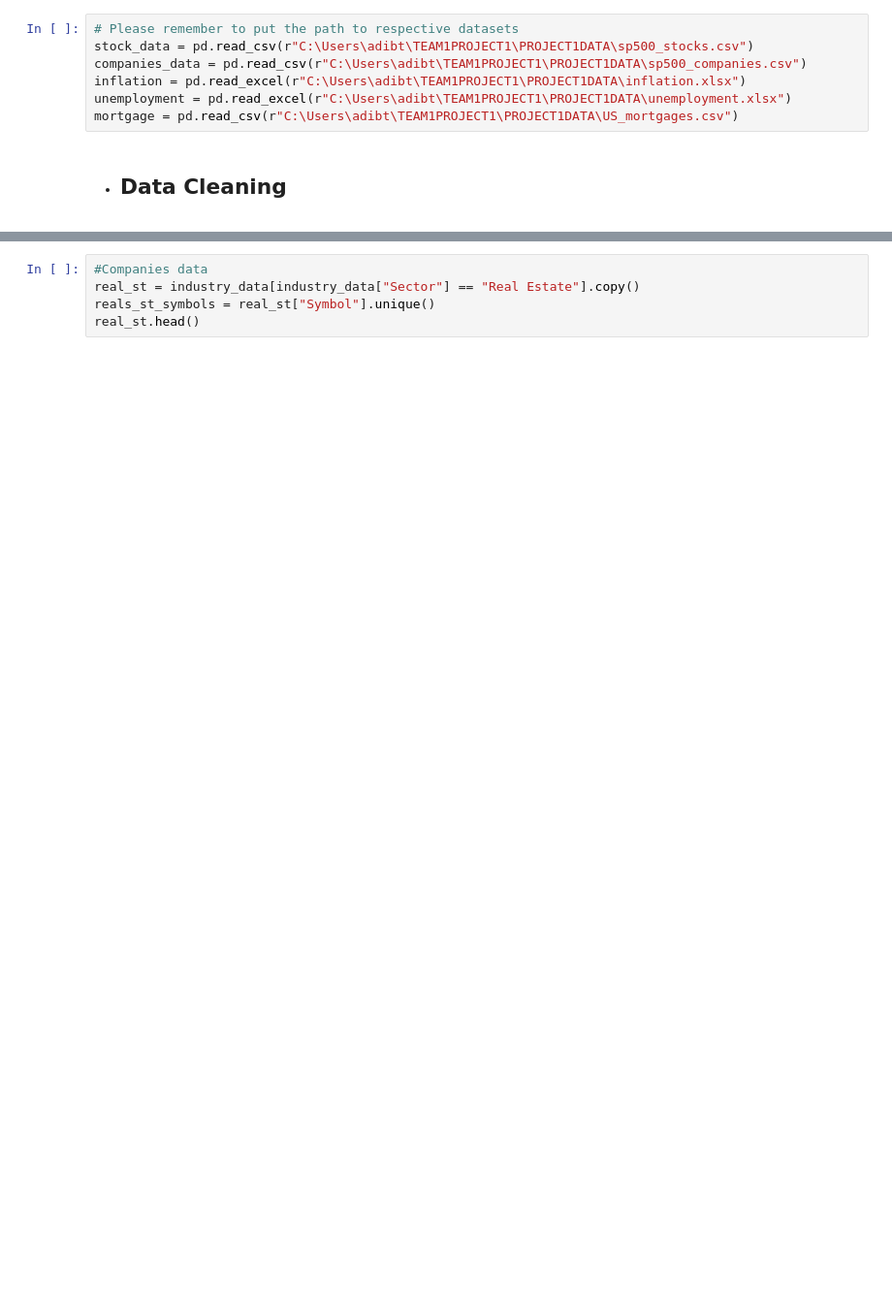
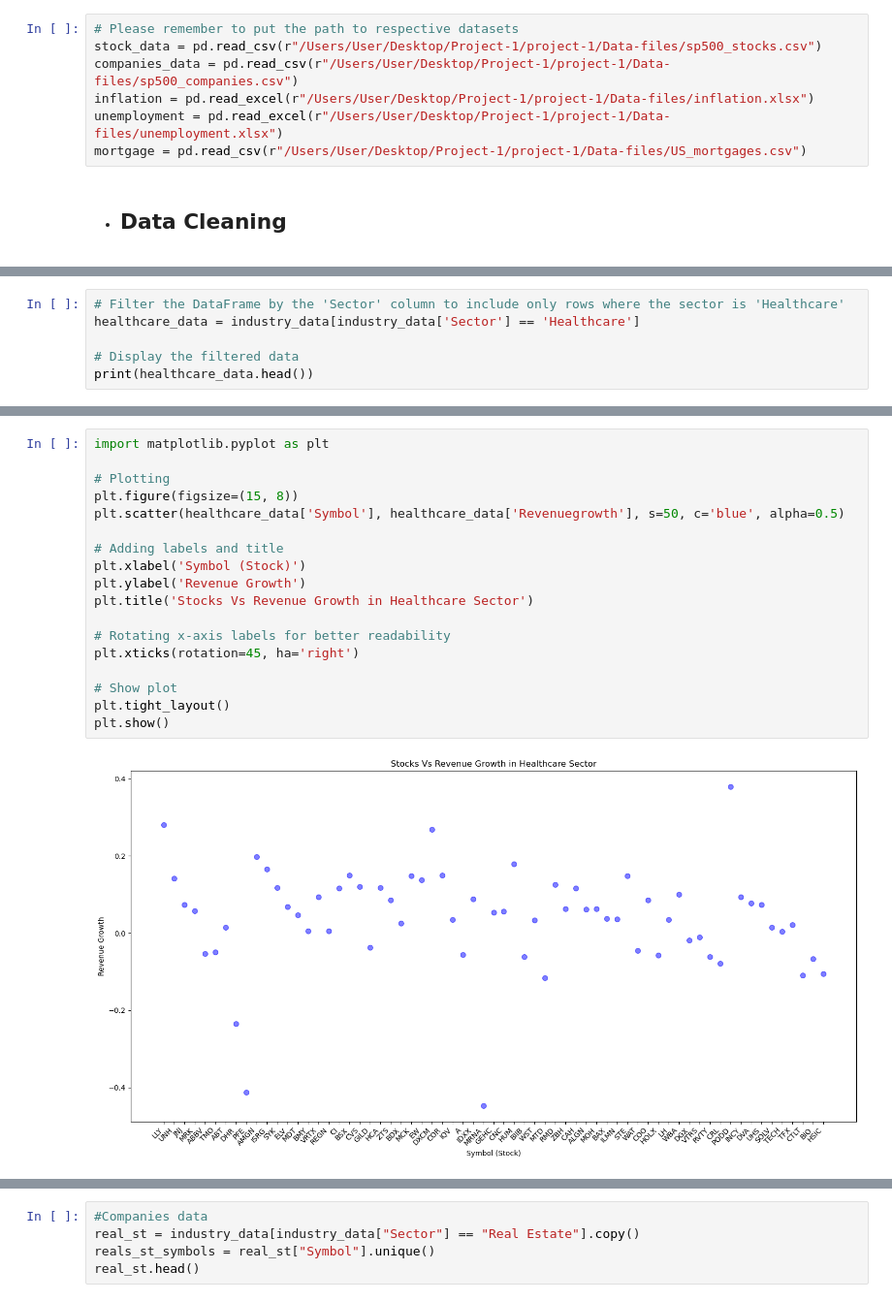
Before and after one commit to icherniavskyi/project-1, a Jupyter notebook: data_analysis.ipynb, the cells around one changed output, grey strips where cells are left out. Shown at 97% size. Cells and saved outputs as stored; diff of their text form; blank space fills up the shorter version.

Commit message:
Revert "Revert "Data Visualization- Revenue vs stocks""

```diff
--- a/data_analysis.ipynb
+++ b/data_analysis.ipynb
@@ -9,11 +9,11 @@ from geopy.geocoders import Nominatim
 geolocator = Nominatim(user_agent="UofT_project_1")
 # %%
 # Please remember to put the path to respective datasets
-stock_data = pd.read_csv(r"C:\Users\adibt\TEAM1PROJECT1\PROJECT1DATA\sp500_stocks.csv")
-companies_data = pd.read_csv(r"C:\Users\adibt\TEAM1PROJECT1\PROJECT1DATA\sp500_companies.csv")
-inflation = pd.read_excel(r"C:\Users\adibt\TEAM1PROJECT1\PROJECT1DATA\inflation.xlsx")
-unemployment = pd.read_excel(r"C:\Users\adibt\TEAM1PROJECT1\PROJECT1DATA\unemployment.xlsx")
-mortgage = pd.read_csv(r"C:\Users\adibt\TEAM1PROJECT1\PROJECT1DATA\US_mortgages.csv")
+stock_data = pd.read_csv(r"/Users/User/Desktop/Project-1/project-1/Data-files/sp500_stocks.csv")
+companies_data = pd.read_csv(r"/Users/User/Desktop/Project-1/project-1/Data-files/sp500_companies.csv")
+inflation = pd.read_excel(r"/Users/User/Desktop/Project-1/project-1/Data-files/inflation.xlsx")
+unemployment = pd.read_excel(r"/Users/User/Desktop/Project-1/project-1/Data-files/unemployment.xlsx")
+mortgage = pd.read_csv(r"/Users/User/Desktop/Project-1/project-1/Data-files/US_mortgages.csv")
 # %% [markdown]
 - ## Data Cleaning
 # %%
@@ -39,0 +62,6 @@ industry_data.head()
+# %%
+# Filter the DataFrame by the 'Sector' column to include only rows where the sector is 'Healthcare'
+healthcare_data = industry_data[industry_data['Sector'] == 'Healthcare']
+
+# Display the filtered data
+print(healthcare_data.head())
@@ -39,0 +89,20 @@ industry_data.head()
+# %%
+import matplotlib.pyplot as plt
+
+# Plotting
+plt.figure(figsize=(15, 8))
+plt.scatter(healthcare_data['Symbol'], healthcare_data['Revenuegrowth'], s=50, c='blue', alpha=0.5)
+
+# Adding labels and title
+plt.xlabel('Symbol (Stock)')
+plt.ylabel('Revenue Growth')
+plt.title('Stocks Vs Revenue Growth in Healthcare Sector')
+
+# Rotating x-axis labels for better readability
+plt.xticks(rotation=45, ha='right')
+
+# Show plot
+plt.tight_layout()
+plt.show()
+# %% [output]
+[figure, added]
```
Also changed, not shown: parts of 16 cells of this notebook.
